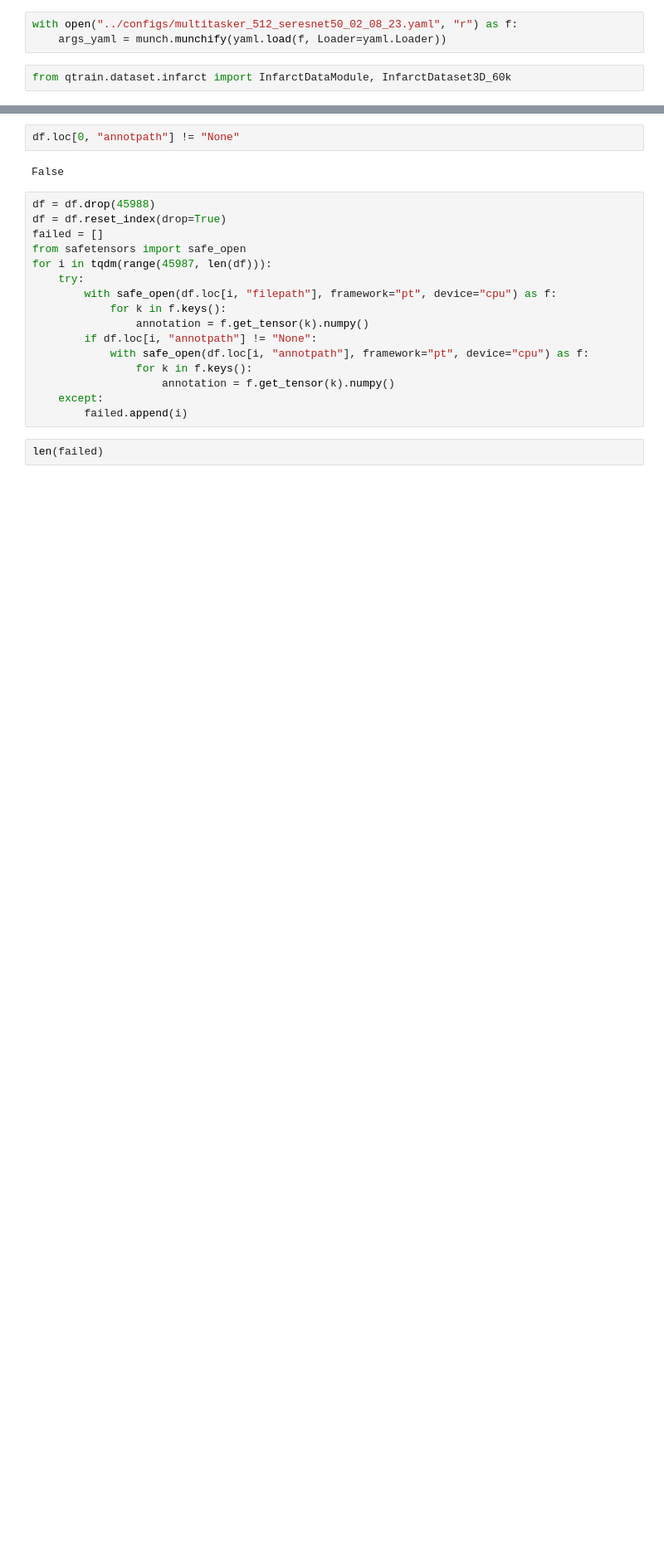
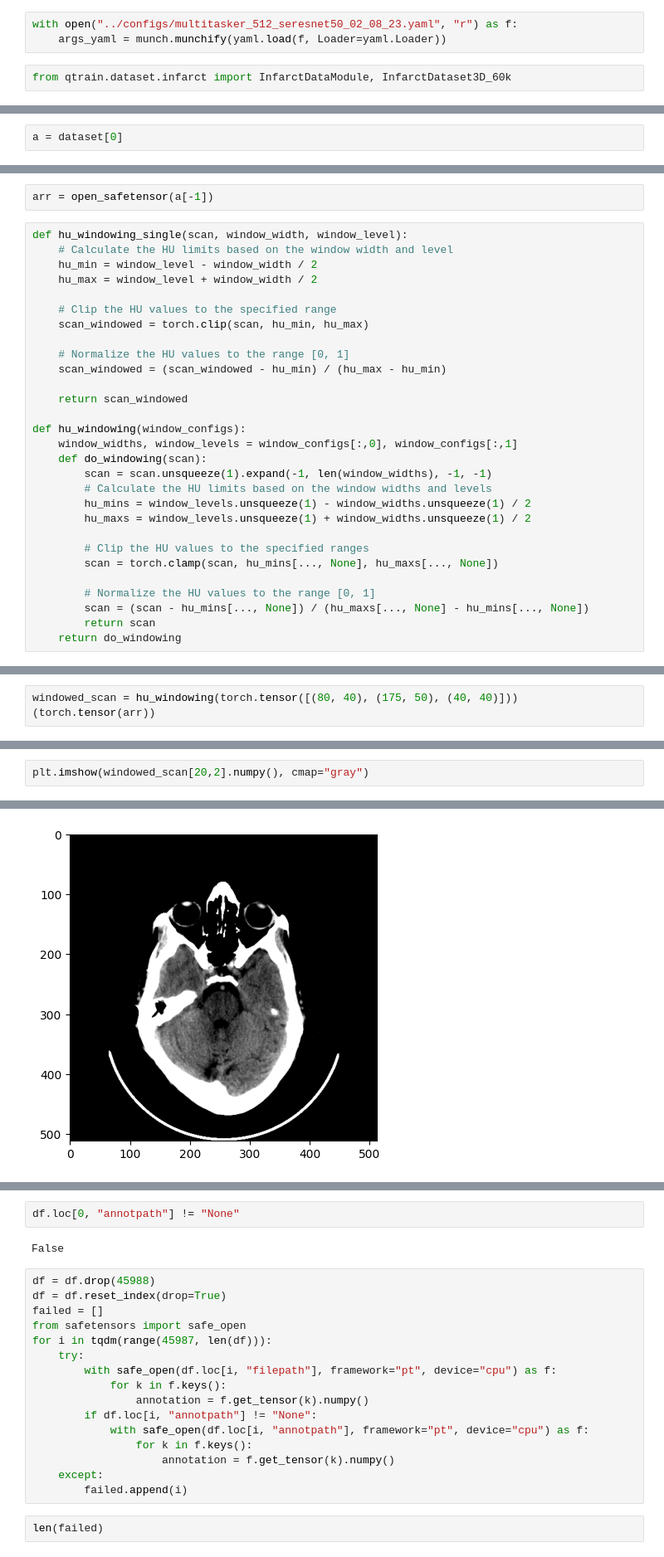
Before and after one commit to ujjwal-9/training-framework, a Jupyter notebook: notebooks/create_config-multitasker-e2e.ipynb, the cells around one changed output, grey strips where cells are left out. Shown at 83% size. Saved outputs shown, nothing was run; the diff lists cells and outputs as text; blank space fills up the shorter version.

```diff
--- a/notebooks/create_config-multitasker-e2e.ipynb
+++ b/notebooks/create_config-multitasker-e2e.ipynb
@@ -713,0 +952,2 @@ dataset = InfarctDataset3D_60k(args)
+# %%
+a = dataset[0]
@@ -713,0 +958,31 @@ dataset = InfarctDataset3D_60k(args)
+# %%
+arr = open_safetensor(a[-1])
+# %%
+def hu_windowing_single(scan, window_width, window_level):
+    # Calculate the HU limits based on the window width and level
+    hu_min = window_level - window_width / 2
+    hu_max = window_level + window_width / 2
+
+    # Clip the HU values to the specified range
+    scan_windowed = torch.clip(scan, hu_min, hu_max)
+
+    # Normalize the HU values to the range [0, 1]
+    scan_windowed = (scan_windowed - hu_min) / (hu_max - hu_min)
+
+    return scan_windowed
+
+def hu_windowing(window_configs):
+    window_widths, window_levels = window_configs[:,0], window_configs[:,1]
+    def do_windowing(scan):
+        scan = scan.unsqueeze(1).expand(-1, len(window_widths), -1, -1)
+        # Calculate the HU limits based on the window widths and levels
+        hu_mins = window_levels.unsqueeze(1) - window_widths.unsqueeze(1) / 2
+        hu_maxs = window_levels.unsqueeze(1) + window_widths.unsqueeze(1) / 2
+
+        # Clip the HU values to the specified ranges
+        scan = torch.clamp(scan, hu_mins[..., None], hu_maxs[..., None])
+
+        # Normalize the HU values to the range [0, 1]
+        scan = (scan - hu_mins[..., None]) / (hu_maxs[..., None] - hu_mins[..., None])
+        return scan
+    return do_windowing
@@ -713,0 +1029,2 @@ dataset = InfarctDataset3D_60k(args)
+# %%
+windowed_scan = hu_windowing(torch.tensor([(80, 40), (175, 50), (40, 40)]))(torch.tensor(arr))
@@ -713,0 +1035,3 @@ dataset = InfarctDataset3D_60k(args)
+# %%
+plt.imshow(windowed_scan[20,2].numpy(), cmap="gray")
+# %% [output]
@@ -713,0 +1039 @@ dataset = InfarctDataset3D_60k(args)
+[figure, added]
```
Also changed, not shown: parts of 31 cells of this notebook, 5 other files.
